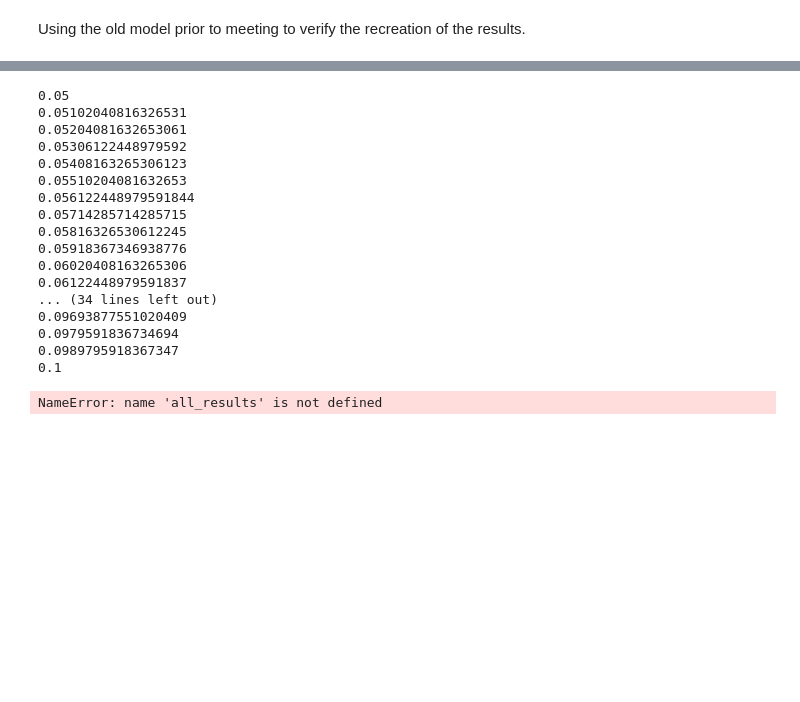
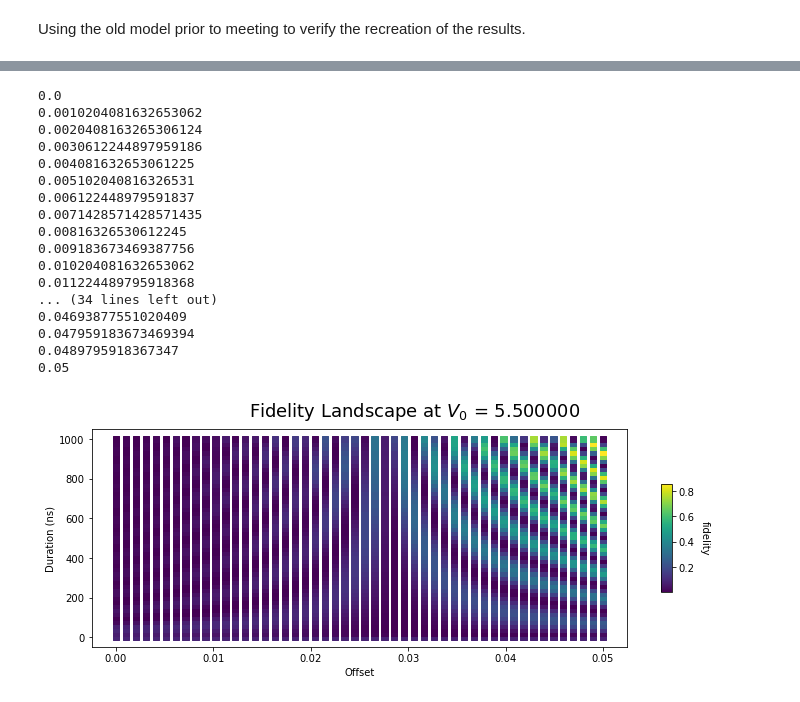
Before and after one commit to david-gorski/subharmonic_superconducting_qubits, a Jupyter notebook: debug/theoretical_system.ipynb, the cells around one changed output, grey strips where cells are left out. Cells and saved outputs as stored; diff of their text form; code cells hidden in the pictures; blank space fills up the shorter version.

```diff
--- a/debug/theoretical_system.ipynb
+++ b/debug/theoretical_system.ipynb
@@ -50,9 +50,9 @@ expectation_values[1][-1]
 # %%
 all_results = []
 amp = 5.5
-for off in np.linspace(0.05, 0.1, 50):
+for off in np.linspace(0, 0.05, 50):
     print(off)
-    for dur in np.linspace(1, 300, 30):
+    for dur in np.linspace(1, 1000, 50):
         tlist = np.linspace(0, dur, int(dur*10))
         pulse_gen.setup(amplitude=amp, drive_frequency= system.first_energy_spacing/3 - off, ramp_coef=0.5, tlist=tlist)
         solution = solver.time_evolve(H_d=system.H0, H_c=system.H1, pertubation_func=pulse_gen.pulse_func, tlist=tlist, starting_state=system.basis_states[0], pbar=False)
@@ -65,44 +65,44 @@ for off in np.linspace(0.05, 0.1, 50):
             "amplitude": amp
         })
 # %% [output]
+0.0
+0.0010204081632653062
+0.0020408163265306124
+0.0030612244897959186
+0.004081632653061225
+0.005102040816326531
+0.006122448979591837
+0.0071428571428571435
+0.00816326530612245
+0.009183673469387756
+0.010204081632653062
+0.011224489795918368
+... (34 lines left out)
+0.04693877551020409
+0.047959183673469394
+0.0489795918367347
 0.05
-0.05102040816326531
-0.05204081632653061
-0.05306122448979592
-0.05408163265306123
-0.05510204081632653
-0.056122448979591844
-0.05714285714285715
-0.05816326530612245
-0.05918367346938776
-0.06020408163265306
-0.06122448979591837
-... (34 lines left out)
-0.09693877551020409
-0.0979591836734694
-0.0989795918367347
-0.1
 # %%
 # %matplotlib widget
 
 amps = []
 offs = []
 durs = []
 fids = []
 for result in all_results:
     amps.append(result["amplitude"])
     offs.append(result["offset"])
     durs.append(result["duration"])
     fids.append(result["fidelity"])
 
 fig, axs = plt.subplots(figsize=(12, 4))
 fig.suptitle("Fidelity Landscape at $V_0$ = %f " % amps[-1], fontsize=18)
 axs.set_xlabel("Offset")
 axs.set_ylabel("Duration (ns)")
-surf = axs.scatter(offs, np.array(durs) / 10, c=fids, cmap=None, marker="s", s=40)
+surf = axs.scatter(offs, np.array(durs), c=fids, cmap=None, marker="s", s=40)
 cbar = fig.colorbar(surf, shrink=0.5, aspect=10)
 cbar.ax.set_ylabel("fidelity", rotation=270)
 cbar.ax.get_yaxis().labelpad = 15
 # axs.pcolormesh(offs, durs, fids)
 # %% [output]
-NameError: name 'all_results' is not defined
+[figure, added]
```
Also changed, not shown: parts of 6 cells of this notebook, 1 other file.
